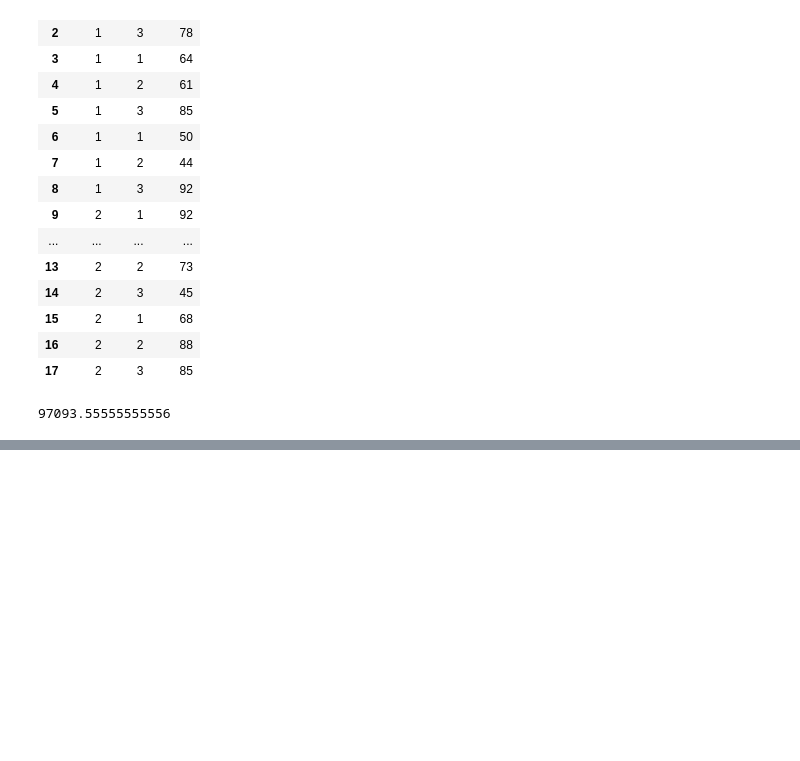
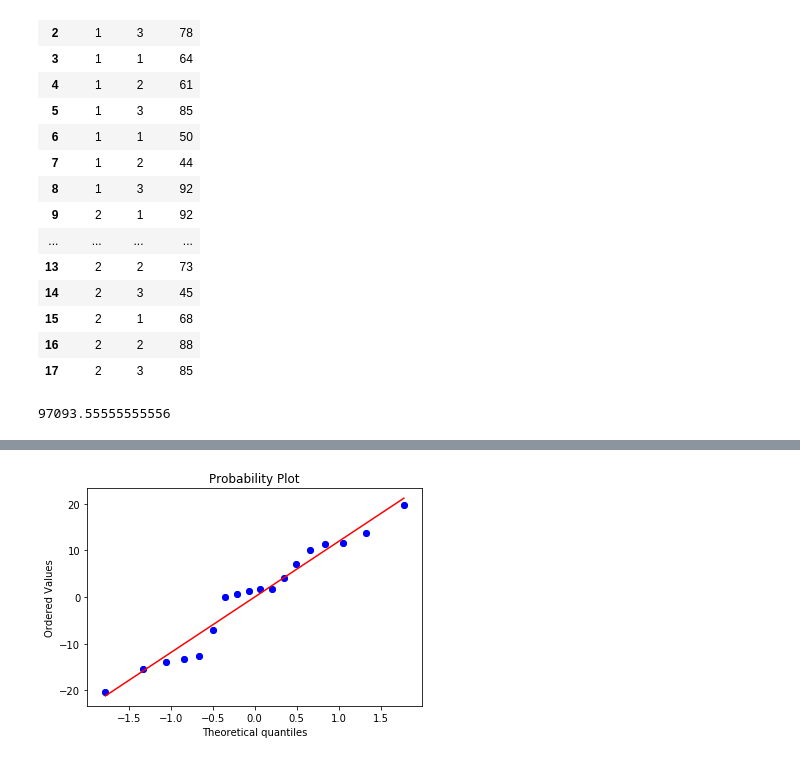
Before and after one commit to fargetan/ASO_100, a Jupyter notebook: Graf Final.ipynb, the cells around one changed output, grey strips where cells are left out. Cells and saved outputs as stored; diff of their text form; code cells hidden in the pictures; blank space fills up the shorter version.

```diff
--- a/Graf Final.ipynb
+++ b/Graf Final.ipynb
@@ -1024,0 +802,9 @@ print('F_0 for Interaction is {}'.format(F_0AB.round(2)))
+# %%
+coords, z = stats.probplot(data1.Residuals, plot=plt)
+x = coords[0]
+y = coords[1]
+
+plt.scatter(x, y)
+plt.show()
+# %% [output]
+[figure, added]
```
Also changed, not shown: parts of 76 cells of this notebook, 2 other files.
